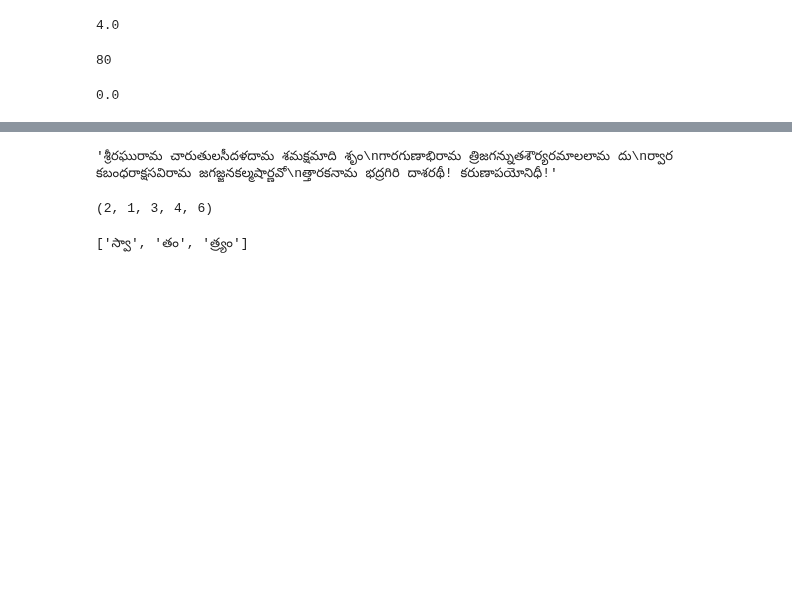
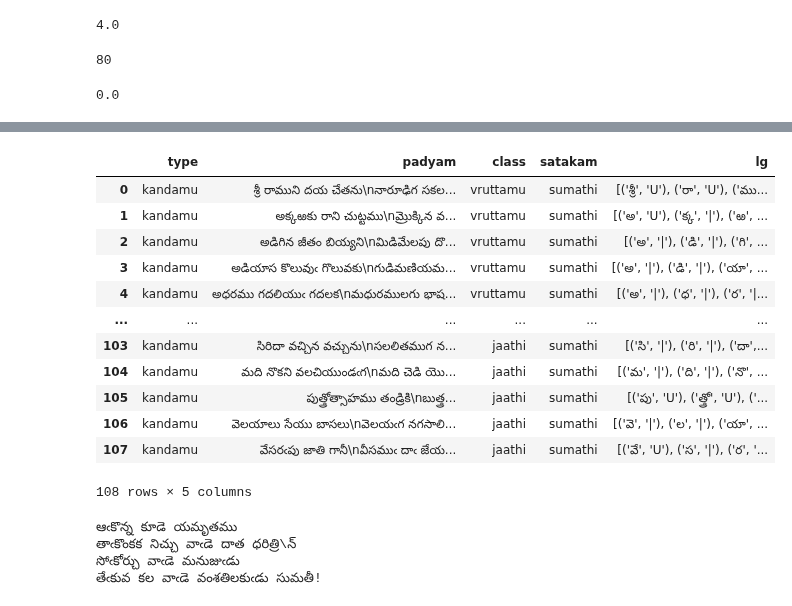
Before and after one commit to BodduSriPavan-111/chandassu, a Jupyter notebook: examples/example.ipynb, the cells around one changed output, grey strips where cells are left out. Saved outputs shown, nothing was run; the diff lists cells and outputs as text; code cells hidden in the pictures; blank space fills up the shorter version.

Commit message:
fix: updated-tokenize-generate

```diff
--- a/examples/example.ipynb
+++ b/examples/example.ipynb
@@ -84,8 +48,0 @@ df
-# %%
-df.iloc[0]["padyam"]
-# %% [output]
-'శ్రీరఘురామ చారుతులసీదళదామ శమక్షమాది శృం\nగారగుణాభిరామ త్రిజగన్నుతశౌర్యరమాలలామ దు\nర్వార కబంధరాక్షసవిరామ జగజ్జనకల్మషార్ణవో\nత్తారకనామ భద్రగిరి దాశరథీ! కరుణాపయోనిధీ!'
-# %%
-len("ర్"),  len("ర"), len("క్ర"), len("క్రూ"), len("త్ర్యం")
-# %% [output]
-(2, 1, 3, 4, 6)
@@ -96,4 +49,24 @@ len("ర్"),  len("ర"), len("క్ర"), len("క్రూ"), len("త్
-# %%
-LaghuvuGuruvu(data= "స్వాతంత్ర్యం").tokenize()
-# %% [output]
-['స్వా', 'తం', 'త్ర్యం']
+# %%
+df= pd.read_excel( r"c:\\Users\\bsnra\\Desktop\\chandassu\\dataset\\lg\\sumathi.xlsx" )
+df
+# %% [output]
+|  | type | padyam | class | satakam | lg |
+| 0 | kandamu | శ్రీ రాముని దయ చేతను\nనారూఢిగ సకల... | vruttamu | sumathi | [('శ్రీ', 'U'), ('రా', 'U'), ('ము... |
+| 1 | kandamu | అక్కఱకు రాని చుట్టము\nమ్రొక్కిన వ... | vruttamu | sumathi | [('అ', 'U'), ('క్క', '|'), ('ఱ', ... |
+| 2 | kandamu | అడిగిన జీతం బియ్యని\nమిడిమేలపు దొ... | vruttamu | sumathi | [('అ', '|'), ('డి', '|'), ('గి', ... |
+| 3 | kandamu | అడియాస కొలువుఁ గొలువకు\nగుడిమణియమ... | vruttamu | sumathi | [('అ', '|'), ('డి', '|'), ('యా', ... |
+| 4 | kandamu | అధరము గదలియుఁ గదలక\nమధురములగు భాష... | vruttamu | sumathi | [('అ', '|'), ('ధ', '|'), ('ర', '|... |
+| ... | ... | ... | ... | ... | ... |
+| 103 | kandamu | సిరిదా వచ్చిన వచ్చును\nసలలితముగ న... | jaathi | sumathi | [('సి', '|'), ('రి', '|'), ('దా',... |
+| 104 | kandamu | మది నొకని వలచియుండఁగ\nమది చెడి యొ... | jaathi | sumathi | [('మ', '|'), ('ది', '|'), ('నొ', ... |
+| 105 | kandamu | పుత్త్రోత్సాహము తండ్రికి\nబుత్త్ర... | jaathi | sumathi | [('పు', 'U'), ('త్త్రో', 'U'), ('... |
+| 106 | kandamu | వెలయాలు సేయు బాసలు\nవెలయఁగ నగసాలి... | jaathi | sumathi | [('వె', '|'), ('ల', '|'), ('యా', ... |
+| 107 | kandamu | వేసరఁపు జాతి గానీ\nవీసముఁ దాఁ జేయ... | jaathi | sumathi | [('వే', 'U'), ('స', '|'), ('ర', '... |
+108 rows × 5 columns
+# %%
+print(df.iloc[8]["padyam"] )
+# %% [output]
+ఆఁకొన్న కూడె యమృతము
+తాఁకొంకక నిచ్చు వాఁడె దాత ధరిత్రి\న్‌
+సోఁకోర్చు వాఁడె మనుజుఁడు
+తేఁకువ కల వాఁడె వంశతిలకుఁడు సుమతీ!
```
Also changed, not shown: parts of 7 cells of this notebook, 3 other files.
